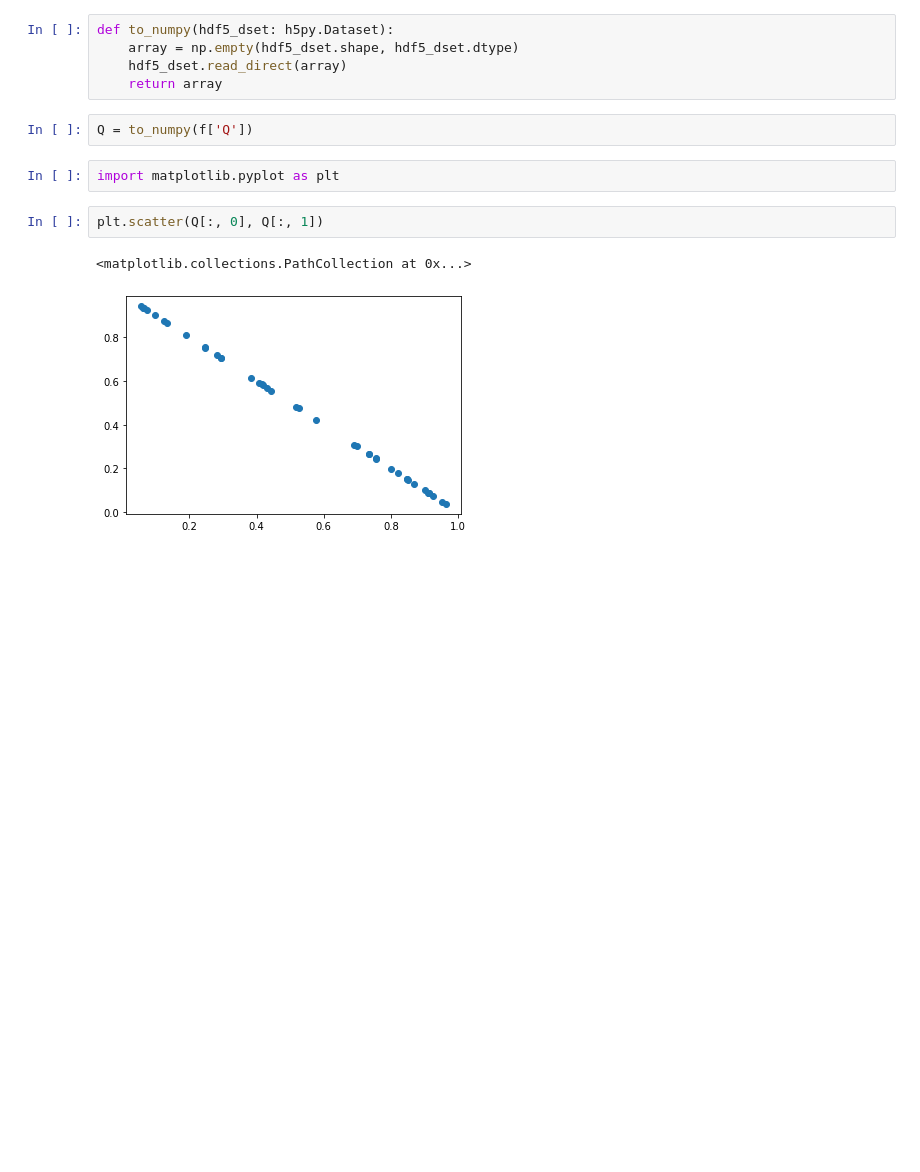
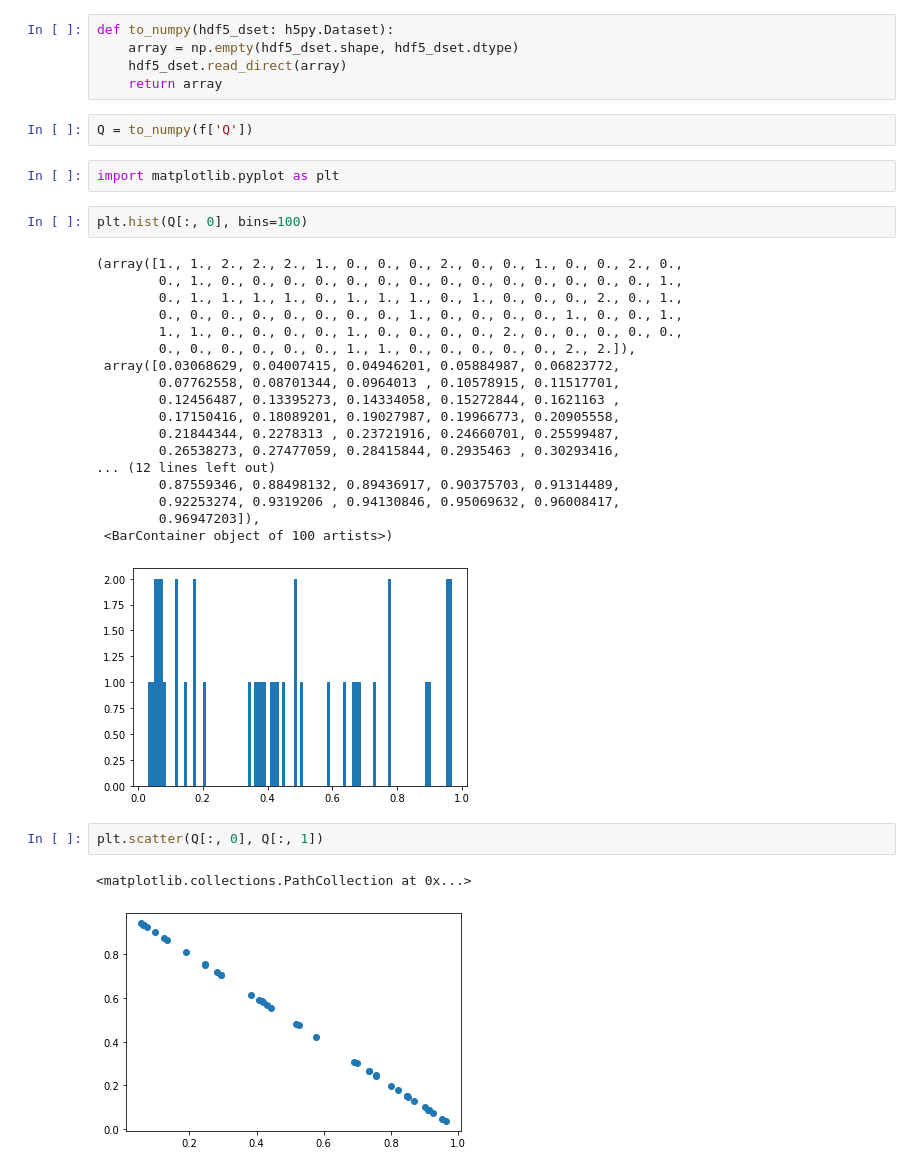
Before and after one commit to aidan-fitz/cs4775-structure-2.0, a Jupyter notebook: data_analysis.ipynb, the cells around one changed output. Cells and saved outputs as stored; diff of their text form; blank space fills up the shorter version.

Commit message:
Create visualizations

```diff
--- a/data_analysis.ipynb
+++ b/data_analysis.ipynb
@@ -17,6 +13,27 @@ def to_numpy(hdf5_dset: h5py.Dataset):
 Q = to_numpy(f['Q'])
 # %%
 import matplotlib.pyplot as plt
+# %%
+plt.hist(Q[:, 0], bins=100)
+# %% [output]
+(array([1., 1., 2., 2., 2., 1., 0., 0., 0., 2., 0., 0., 1., 0., 0., 2., 0.,
+        0., 1., 0., 0., 0., 0., 0., 0., 0., 0., 0., 0., 0., 0., 0., 0., 1.,
+        0., 1., 1., 1., 1., 0., 1., 1., 1., 0., 1., 0., 0., 0., 2., 0., 1.,
+        0., 0., 0., 0., 0., 0., 0., 0., 1., 0., 0., 0., 0., 1., 0., 0., 1.,
+        1., 1., 0., 0., 0., 0., 1., 0., 0., 0., 0., 2., 0., 0., 0., 0., 0.,
+        0., 0., 0., 0., 0., 0., 1., 1., 0., 0., 0., 0., 0., 2., 2.]),
+ array([0.03068629, 0.04007415, 0.04946201, 0.05884987, 0.06823772,
+        0.07762558, 0.08701344, 0.0964013 , 0.10578915, 0.11517701,
+        0.12456487, 0.13395273, 0.14334058, 0.15272844, 0.1621163 ,
+        0.17150416, 0.18089201, 0.19027987, 0.19966773, 0.20905558,
+        0.21844344, 0.2278313 , 0.23721916, 0.24660701, 0.25599487,
+        0.26538273, 0.27477059, 0.28415844, 0.2935463 , 0.30293416,
+... (12 lines left out)
+        0.87559346, 0.88498132, 0.89436917, 0.90375703, 0.91314489,
+        0.92253274, 0.9319206 , 0.94130846, 0.95069632, 0.96008417,
+        0.96947203]),
+ <BarContainer object of 100 artists>)
+[figure, added]
 # %%
 plt.scatter(Q[:, 0], Q[:, 1])
 # %% [output]
```
Also changed, not shown: parts of 1 cell of this notebook, 5 other files.
